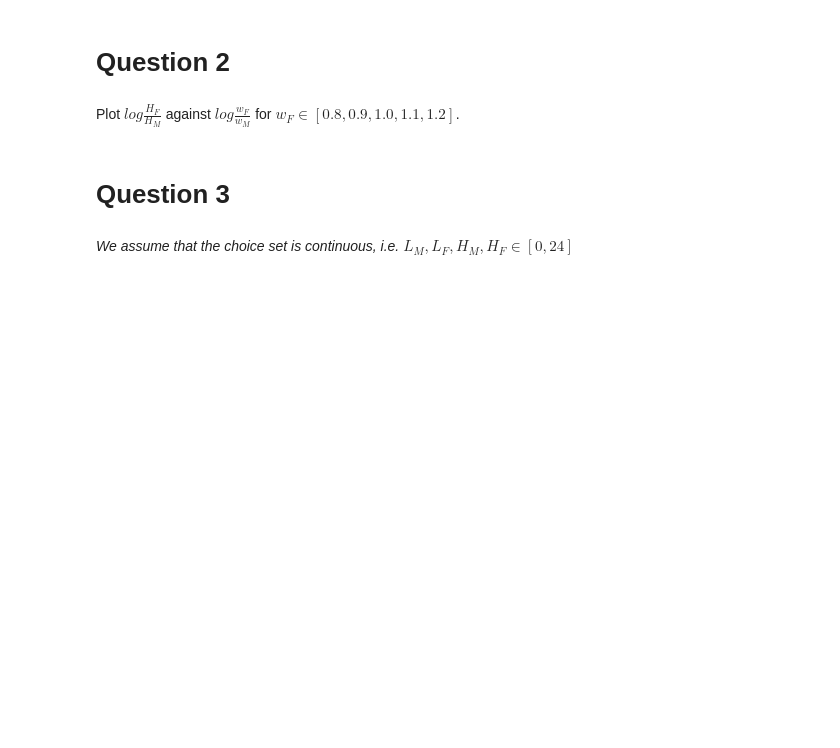
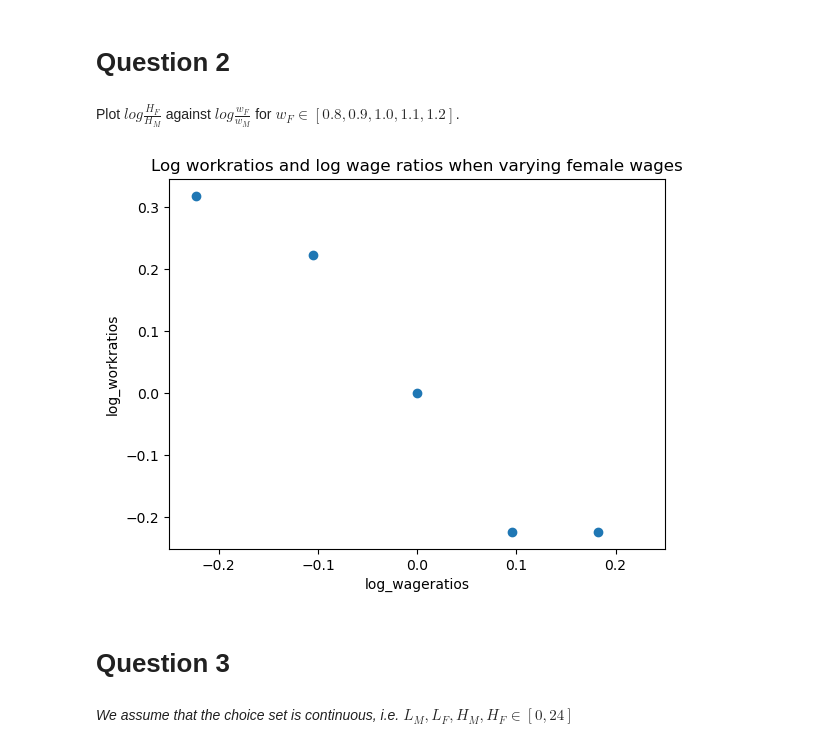
Before and after one commit to NumEconCopenhagen/projects-2023-boybandet, a Jupyter notebook: inauguralproject/inauguralproject.ipynb, the cells around one changed output. Drawn from its saved outputs; the diff is of its cells as text; code cells hidden in the pictures; blank space fills up the shorter version.

```diff
--- a/inauguralproject/inauguralproject.ipynb
+++ b/inauguralproject/inauguralproject.ipynb
@@ -44,6 +53,9 @@ diller.solve_discrete()
 Plot $log{\frac{H_F}{H_M}}$ against $log{\frac{w_F}{w_M}}$ for $w_F \in [0.8,0.9,1.0,1.1,1.2]$.
 # %%
 # code
+diller.plot_logratios_discrete()
+# %% [output]
+[figure, added]
 # %% [markdown]
 # Question 3
 # %% [markdown]
```
Also changed, not shown: parts of 4 cells of this notebook, 1 other file.
